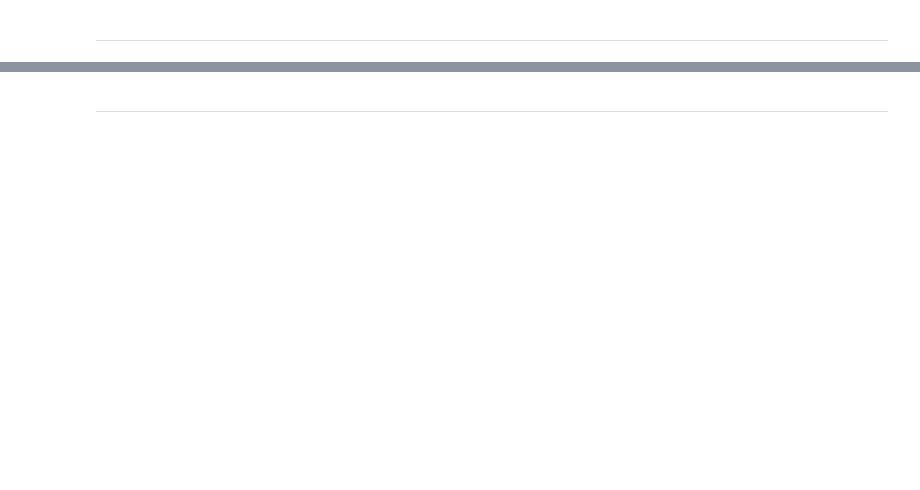
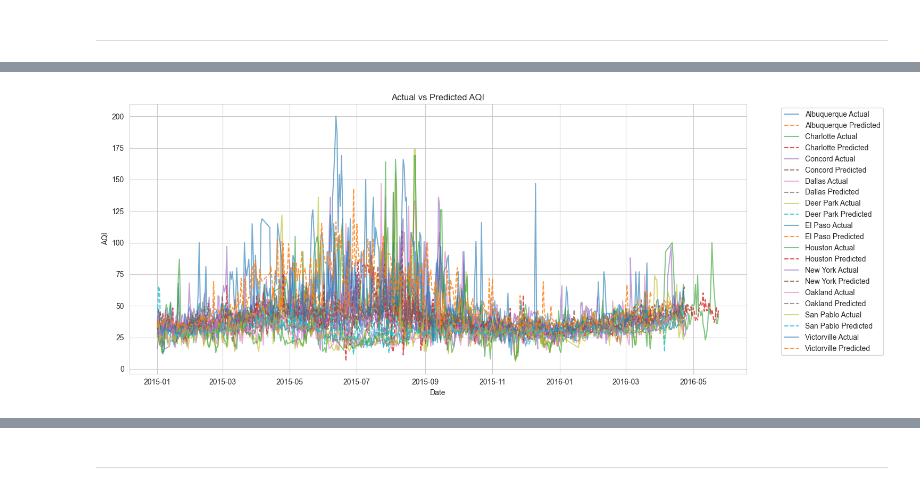
Before and after one commit to Sonya-J00/US_Air_Pollution_Team_2, a Jupyter notebook: jupyter_notebooks/ML.ipynb, the cells around one changed output, grey strips where cells are left out. Cells and saved outputs as stored; diff of their text form; code cells hidden in the pictures; blank space fills up the shorter version.

```diff
--- a/jupyter_notebooks/ML.ipynb
+++ b/jupyter_notebooks/ML.ipynb
@@ -298,6 +306,9 @@ df_keep.head()
 | 2 | New Mexico | Bernalillo | Albuquerque | 2012-01-09 | 18.456522 | 21 | 0.014208 | 11 | 0.604167 | ... |
 | 3 | New Mexico | Bernalillo | Albuquerque | 2012-01-10 | 30.562500 | 7 | 0.009833 | 9 | 1.816667 | ... |
 | 4 | New Mexico | Bernalillo | Albuquerque | 2012-01-11 | 20.237500 | 6 | 0.021417 | 11 | 1.154167 | ... |
+# %%
+df_keep = df_keep.copy()
+df_keep['Date Local'] = pd.to_datetime(df_keep['Date Local'])
 # %% [markdown]
 ---
 # %% [markdown]
@@ -342,0 +598,30 @@ print(
+# %%
+# Make predictions
+y_pred = best_model.predict(X_test)
+
+# Create df_plot to compare actual vs predicted
+df_plot = pd.DataFrame({
+    "Date": test_df["Date Local"].reset_index(drop=True),
+    "City": test_df["City"].reset_index(drop=True),
+    "Actual": y_test.reset_index(drop=True),
+    "Predicted": y_pred
+})
+
+# Plot
+sns.set_style("whitegrid")
+plt.figure(figsize=(15, 6))
+
+# Plot all cities
+for city in df_plot['City'].unique():
+    city_data = df_plot[df_plot['City'] == city]
+    plt.plot(city_data['Date'], city_data['Actual'], label=f"{city} Actual", alpha=0.6)
+    plt.plot(city_data['Date'], city_data['Predicted'], label=f"{city} Predicted", alpha=0.8, linestyle='--')
+
+plt.xlabel("Date")
+plt.ylabel("AQI")
+plt.title("Actual vs Predicted AQI")
+plt.legend(bbox_to_anchor=(1.05, 1), loc='upper left')
+plt.tight_layout()
+plt.show()
+# %% [output]
+[figure, added]
```
Also changed, not shown: parts of 24 cells of this notebook.
